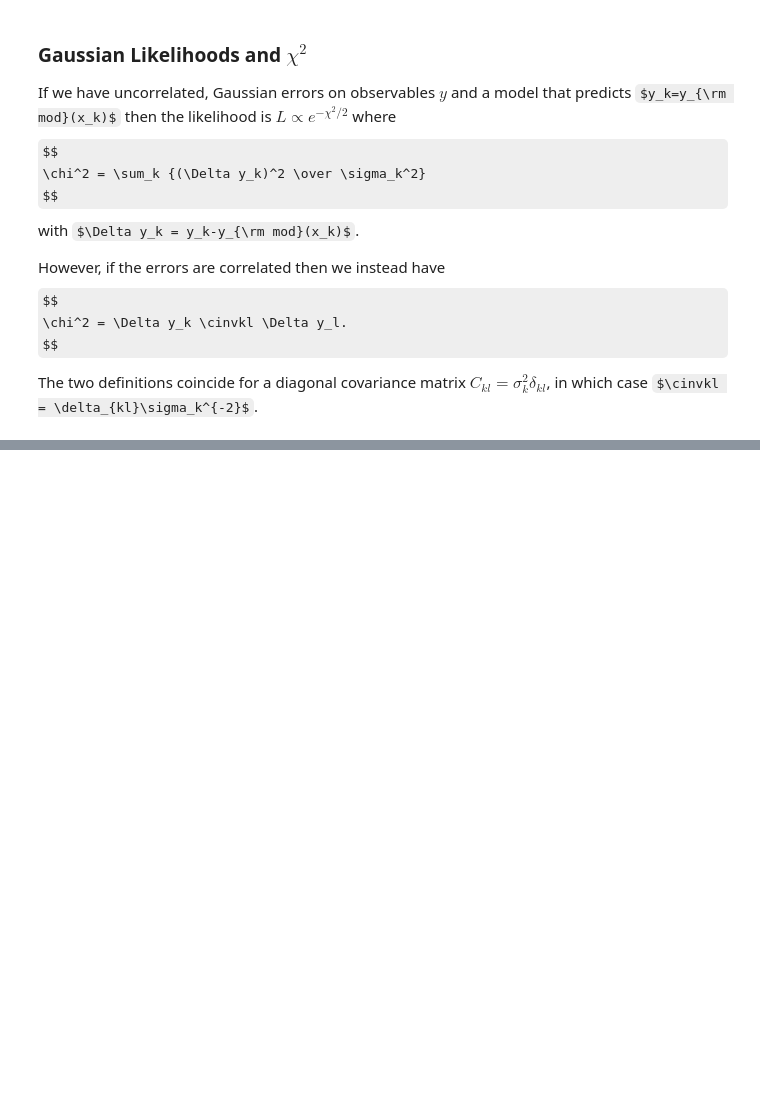
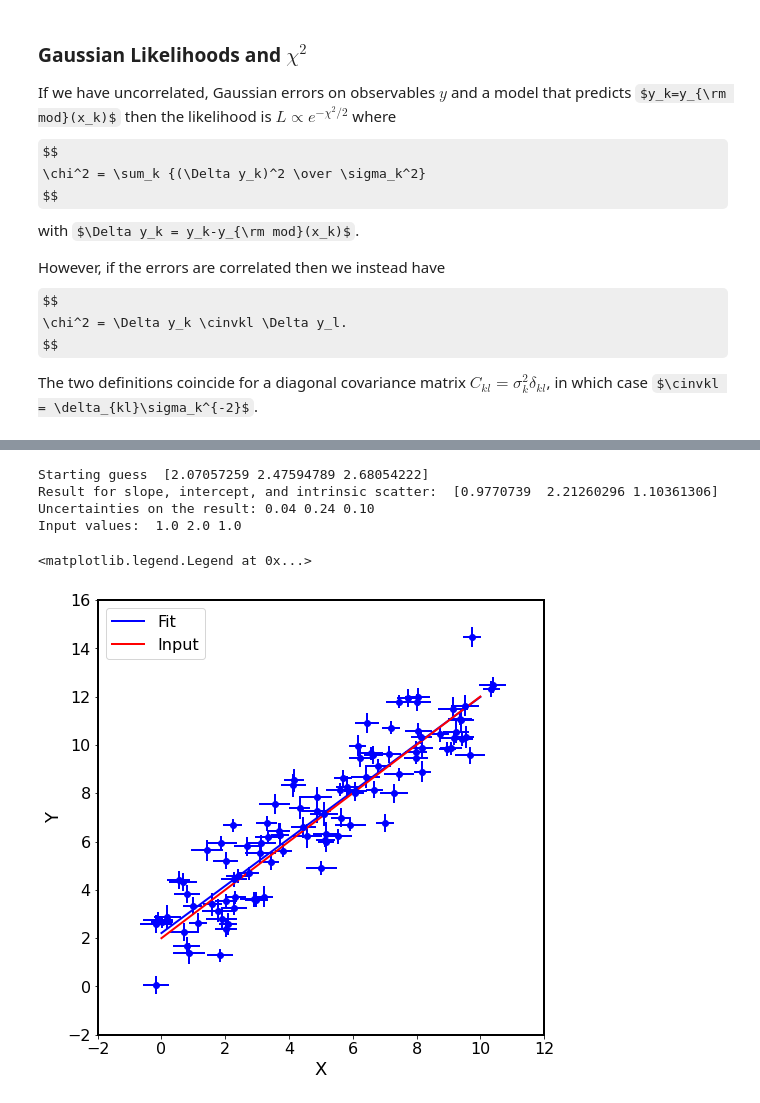
Before and after one commit to paulmartini/NSMA, a Jupyter notebook: Lectures/CorrelatedErrors.ipynb, the cells around one changed output, grey strips where cells are left out. Drawn from its saved outputs; the diff is of its cells as text; code cells hidden in the pictures; some formulas as TeX source; blank space fills up the shorter version.

```diff
--- a/Lectures/CorrelatedErrors.ipynb
+++ b/Lectures/CorrelatedErrors.ipynb
@@ -242,0 +285,79 @@ not a computationally efficient way to find the parameter PDF.
+# %%
+# Start with line example from previous class
+
+def getline(x_i, y_i, sig_x_i, sig_y_i, sig):
+    xhat_i = x_i.copy()
+    yhat_i = y_i.copy()
+    # Apply the scatter to x and y
+    for i in range(Npts):
+        # apply the error to each point, and add intrinsic scatter to yhat_i
+        err_y = np.random.normal(0, sig_y_i[i])
+        xhat_i[i] += np.random.normal(0, sig_x_i[i])
+        yhat_i[i] += np.random.normal(0, np.sqrt(err_y*err_y + sig*sig) )
+
+    return xhat_i, yhat_i
+
+
+np.random.seed(1216)
+Npts = 100
+x_i = np.linspace(0, 10, Npts)
+a = 1.
+b = 2.
+sig_int = 1.0
+y_i = a*x_i + b   # True values y_i
+sig_x = 0.5
+sig_y = sig_x
+
+# Heteroscedastic errors
+sig_x_i = np.random.uniform(0.5*sig_x, sig_x, Npts)
+sig_y_i = np.random.uniform(0.5*sig_y, sig_y, Npts)
+
+# Homoscedastic errors
+# sig_x_i = 0.5*np.ones(Npts) # np.random.uniform(0.25, 0.5, Npts)
+# sig_y_i = 0.5*np.ones(Npts) # np.random.uniform(0.25, 0.5, Npts)
+
+xhat_i, yhat_i = getline(x_i, y_i, sig_x_i, sig_y_i, sig=sig_int)
+
+def lnlike(theta, xhat_i, yhat_i, sig_x_i, sig_y_i):
+    '''
+    observations: xhat_i, yhat_i
+    uncertainties: sig_x_i, sig_y_i
+    model parameters:
+       am * x + bm with intrinsic scatter sigma
+    '''
+    am, bm, sigm = theta
+    llike = -0.5*np.log(sigm*sigm + sig_y_i*sig_y_i + am*am*sig_x_i*sig_x_i) - \
+        0.5*np.power( yhat_i - am*xhat_i - bm, 2)/(sigm*sigm + sig_y_i*sig_y_i + am*am*sig_x_i*sig_x_i)
+
+    return np.sum(llike)
+
+func = lambda *args: -lnlike(*args)
+x0 = np.array([a, b, sig_int]) + np.random.randn(3)
+print("Starting guess ", x0)
+# BFGS is the Broyden, Fletcher, Goldfarb, and Shanno algorithm. It is a second-order method.
+# It approximates the second derivative (Hessian)
+result = minimize(func, x0, args=(xhat_i, yhat_i, sig_x_i, sig_y_i), method="BFGS")
+errs = np.sqrt(np.diag(result.hess_inv)) # The inverse of the Hessian matrix is the covariance matrix
+print("Result for slope, intercept, and intrinsic scatter: ", result.x)
+print("Uncertainties on the result: {0:.2f} {1:.2f} {2:.2f}".format(errs[0], errs[1], errs[2]))
+print("Input values: ", a, b, sig_int)
+# %% [output]
+Starting guess  [2.07057259 2.47594789 2.68054222]
+Result for slope, intercept, and intrinsic scatter:  [0.9770739  2.21260296 1.10361306]
+Uncertainties on the result: 0.04 0.24 0.10
+Input values:  1.0 2.0 1.0
+# %%
+# Plot the result and compare to the input
+plt.figure(figsize=(8, 8))
+plt.errorbar(xhat_i, yhat_i, xerr=sig_x_i, yerr=sig_y_i, fmt='bo')
+ydraw = result.x[0]*x_i + result.x[1]
+plt.plot(x_i, ydraw, 'b', label="Fit")
+plt.plot(x_i, y_i, 'r', label="Input")
+plt.xlabel("X")
+plt.ylabel("Y")
+plt.xlim(-2, 12)
+plt.ylim(-2, 16)
+plt.legend()
+# %% [output]
+<matplotlib.legend.Legend at 0x...>
+[figure, added]
```
Also changed, not shown: parts of 18 cells of this notebook.
